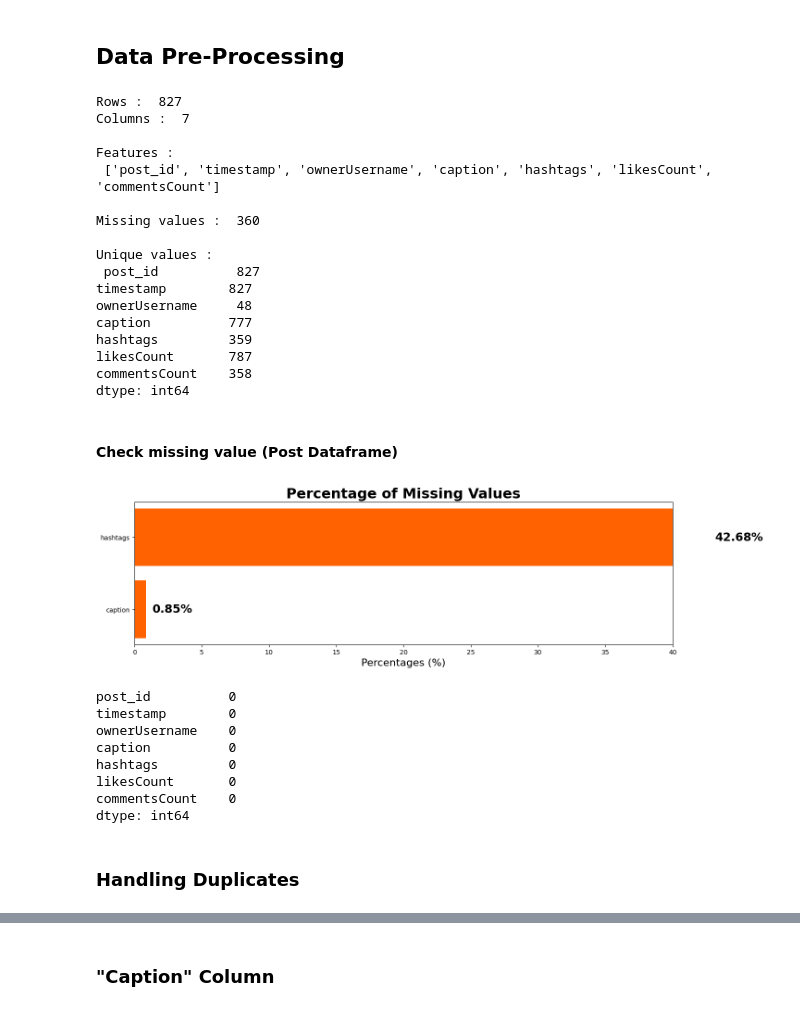
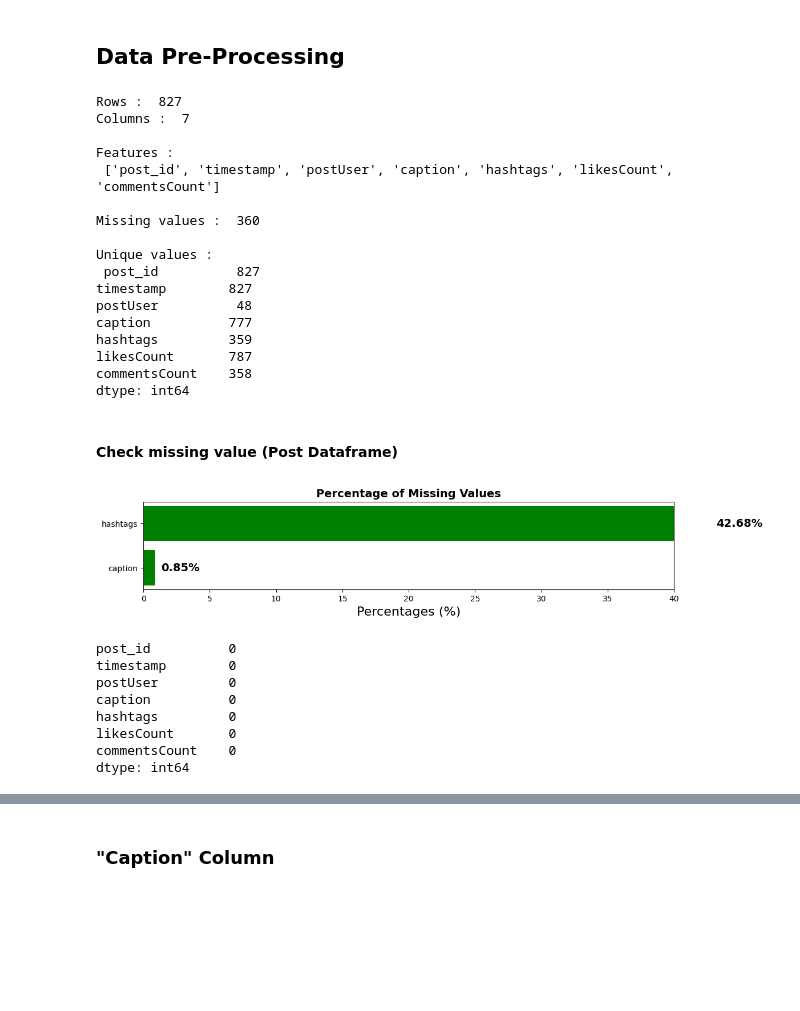
Before and after one commit to 23092003e/A-Fashion-Recommendation-System-via-Sequence-Mining-on-Social-Media-, a Jupyter notebook: notebooks/data_preprocess.ipynb, the cells around one changed output, grey strips where cells are left out. Saved outputs shown, nothing was run; the diff lists cells and outputs as text; code cells hidden in the pictures; blank space fills up the shorter version.

```diff
--- a/notebooks/data_preprocess.ipynb
+++ b/notebooks/data_preprocess.ipynb
@@ -29,6 +29,10 @@ True
 ## Loading Data and Investing
 # %%
 posts_path =r"C:\Users\ADMIN\Desktop\ITDSIU21099_HoangVanManh\Fashion-Marketing-Automation-Solutions\data\processed\posts.csv"
-df = pd.read_csv(r"C:\Users\ADMIN\Desktop\ITDSIU21099_HoangVanManh\Fashion-Marketing-Automation-Solutions\data\processed\posts.csv")
+comments_path = r'C:\Users\ADMIN\Desktop\ITDSIU21099_HoangVanManh\Fashion-Marketing-Automation-Solutions\data\processed\posts_comments.csv'
+post_df = pd.read_csv(r"C:\Users\ADMIN\Desktop\ITDSIU21099_HoangVanManh\Fashion-Marketing-Automation-Solutions\data\processed\posts.csv")
 # Drop column type and image
-df = df.drop(columns=['image'])
+df = post_df.drop(columns=['image'])
+# %%
+df.rename(columns={'ownerUsername': 'postUser'}, inplace=True)
+df.head()
@@ -48,14 +59,14 @@ Rows :  827
 Columns :  7
 
 Features :
- ['post_id', 'timestamp', 'ownerUsername', 'caption', 'hashtags', 'likesCount', 'commentsCount']
+ ['post_id', 'timestamp', 'postUser', 'caption', 'hashtags', 'likesCount', 'commentsCount']
 
 Missing values :  360
 
 Unique values :
  post_id          827
 timestamp        827
-ownerUsername     48
+postUser          48
 caption          777
 hashtags         359
 likesCount       787
@@ -66,28 +77,28 @@ dtype: int64
 # %%
 # Calculating the percentage of missing values for each column
 missing_data = df.isnull().sum()
 missing_percentage = (missing_data[missing_data > 0] / df.shape[0]) * 100
 
 # Prepare values
 missing_percentage.sort_values(ascending=True, inplace=True)
 
 # Plot the barh chart
-fig, ax = plt.subplots(figsize=(15, 4))
-ax.barh(missing_percentage.index, missing_percentage, color='#ff6200')
+fig, ax = plt.subplots(figsize=(12, 2))
+ax.barh(missing_percentage.index, missing_percentage, color='green')
 
 # Annotate the values and indexes
 for i, (value, name) in enumerate(zip(missing_percentage, missing_percentage.index)):
-    ax.text(value+0.5, i, f"{value:.2f}%", ha='left', va='center', fontweight='bold', fontsize=18, color='black')
+    ax.text(value+0.5, i, f"{value:.2f}%", ha='left', va='center', fontweight='bold', fontsize=14, color='black')
 
 # Set x-axis limit
 ax.set_xlim([0, 40])
 
 # Add title and xlabel
-plt.title("Percentage of Missing Values", fontweight='bold', fontsize=22)
+plt.title("Percentage of Missing Values", fontweight='bold', fontsize=14)
 plt.xlabel('Percentages (%)', fontsize=16)
 plt.show()
 # %% [output]
-[figure, old version]
+[figure, new version]
 # %%
 # Fill missing value in caption and hashtags column by ""
 df['caption'] = df['caption'].fillna('')
@@ -97,11 +108,9 @@ df.isnull().sum()
 # %% [output]
 post_id          0
 timestamp        0
-ownerUsername    0
+postUser         0
 caption          0
 hashtags         0
 likesCount       0
 commentsCount    0
 dtype: int64
-# %% [markdown]
-### Handling Duplicates
```
Also changed, not shown: parts of 4 cells of this notebook, 2 other files.
